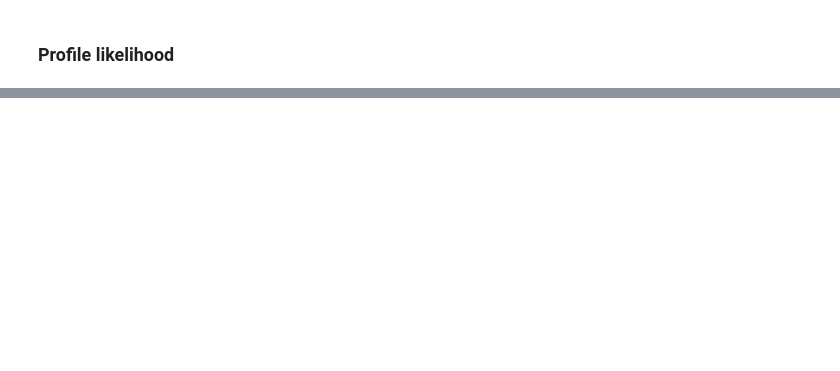
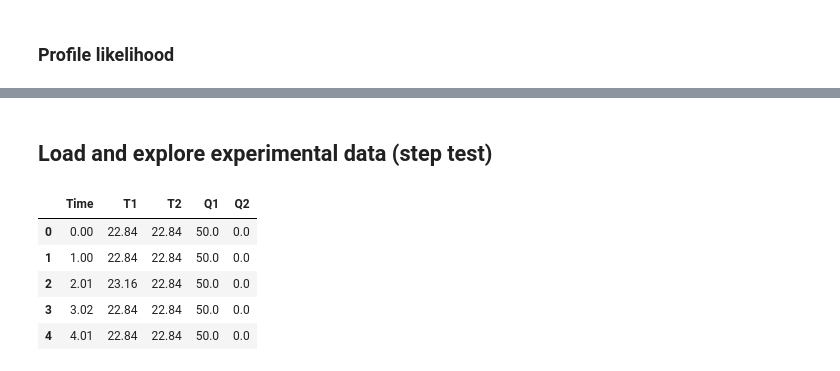
Before and after one commit to sscini/pyomo-doe, a Jupyter notebook: notebooks/parmest.ipynb, the cells around one changed output, grey strips where cells are left out. Drawn from its saved outputs; the diff is of its cells as text; code cells hidden in the pictures; blank space fills up the shorter version.

```diff
--- a/notebooks/parmest.ipynb
+++ b/notebooks/parmest.ipynb
@@ -391,0 +475,18 @@ print(profile_results)
+# %% [markdown]
+## Load and explore experimental data (step test)
+# %%
+import pandas as pd
+
+if on_colab:
+    file = "https://raw.githubusercontent.com/dowlinglab/pyomo-doe/main/data/tclab_step_test.csv"
+else:
+    file = '../data/tclab_step_test.csv'
+df_step = pd.read_csv(file)
+df_step.head()
+# %% [output]
+|  | Time | T1 | T2 | Q1 | Q2 |
+| 0 | 0.00 | 22.84 | 22.84 | 50.0 | 0.0 |
+| 1 | 1.00 | 22.84 | 22.84 | 50.0 | 0.0 |
+| 2 | 2.01 | 23.16 | 22.84 | 50.0 | 0.0 |
+| 3 | 3.02 | 22.84 | 22.84 | 50.0 | 0.0 |
+| 4 | 4.01 | 22.84 | 22.84 | 50.0 | 0.0 |
```
Also changed, not shown: parts of 12 cells of this notebook, 1 other file.
